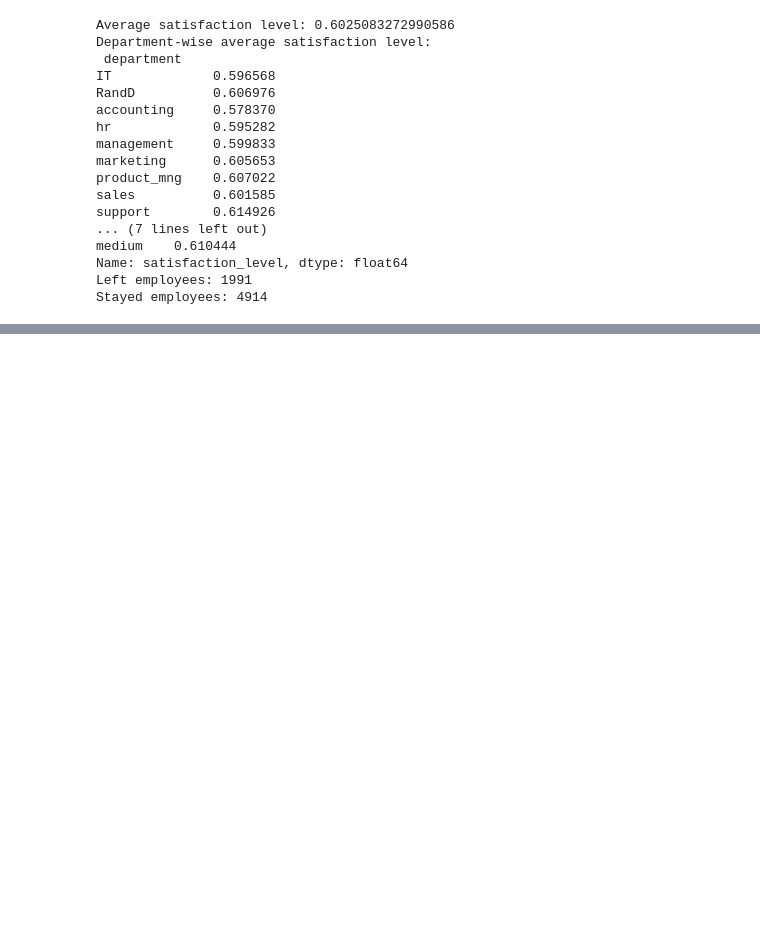
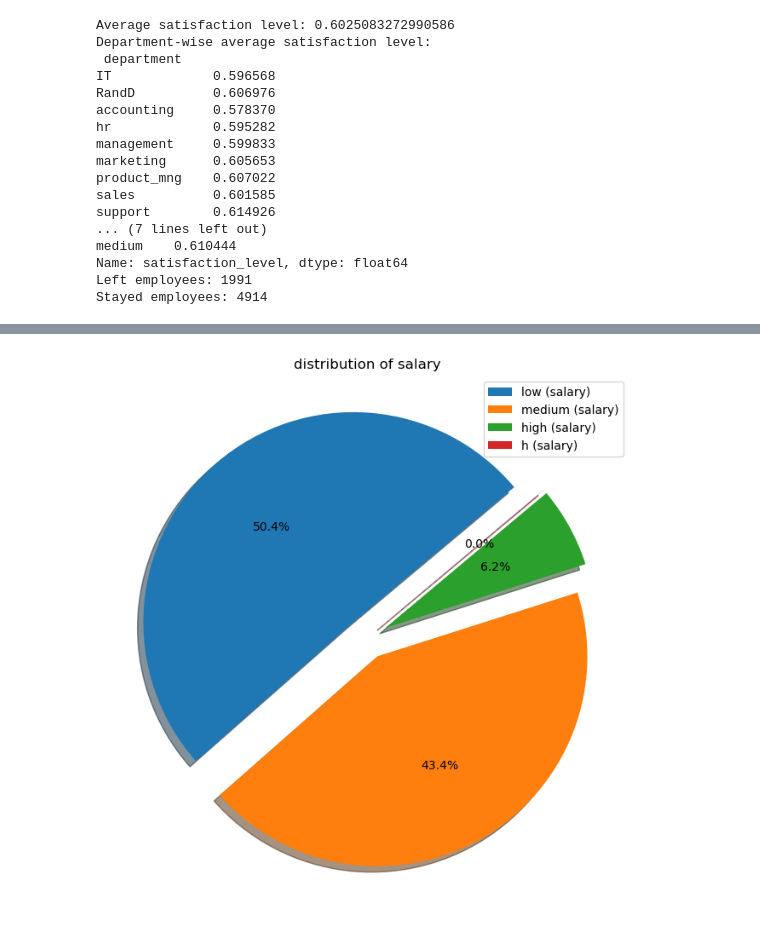
Before and after one commit to HarshRaut9945/Machine-Learning-Project, a Jupyter notebook: Job_Requirement/notebook/HR_Analysis.ipynb, the cells around one changed output, grey strips where cells are left out. Saved outputs shown, nothing was run; the diff lists cells and outputs as text; code cells hidden in the pictures; blank space fills up the shorter version.

```diff
--- a/Job_Requirement/notebook/HR_Analysis.ipynb
+++ b/Job_Requirement/notebook/HR_Analysis.ipynb
@@ -97,0 +143,4 @@ Stayed employees: 4914
+# %%
+plots(df,'salary')
+# %% [output]
+[figure, added]
```
Also changed, not shown: parts of 9 cells of this notebook, 8 other files.
